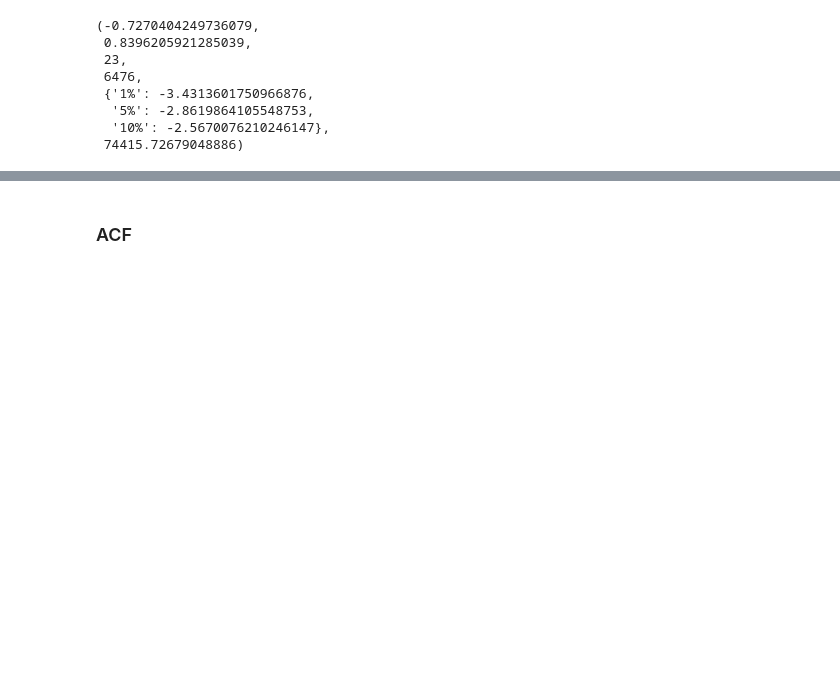
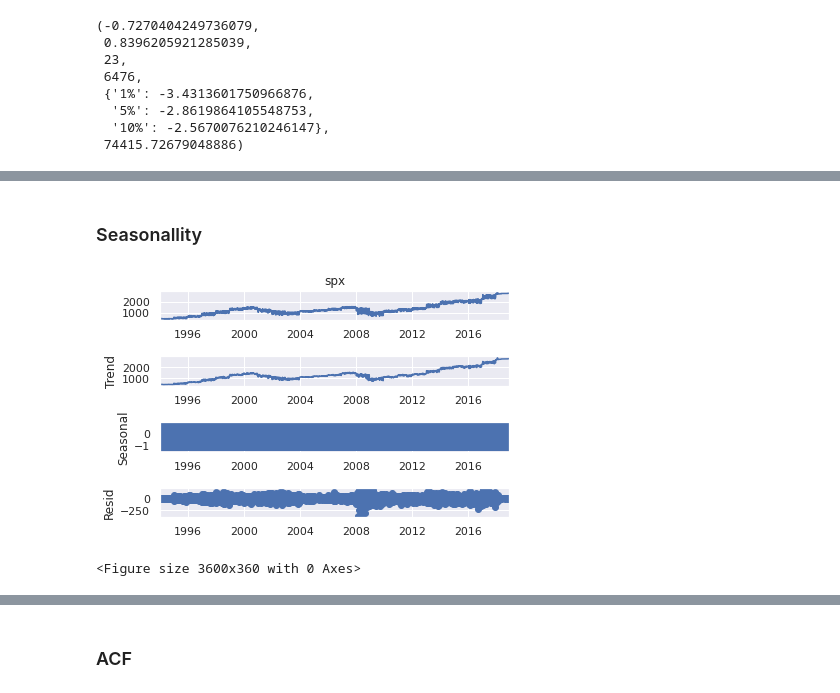
Before and after one commit to MahmutAtia/Time-Series-Analysis-in-Python, a Jupyter notebook: working with time series.ipynb, the cells around one changed output, grey strips where cells are left out. Drawn from its saved outputs; the diff is of its cells as text; code cells hidden in the pictures; blank space fills up the shorter version.

```diff
--- a/working with time series.ipynb
+++ b/working with time series.ipynb
@@ -158,0 +159,11 @@ adfuller(df_copy["wn"])
+# %% [markdown]
+### Seasonallity
+# %%
+from statsmodels.tsa.seasonal import seasonal_decompose
+seaon_additive = seasonal_decompose(df_copy_final.spx, model="additive")
+# %%
+seaon_additive.plot()
+plt.show()
+# %% [output]
+[figure, added]
+<Figure size 3600x360 with 0 Axes>
```
Also changed, not shown: parts of 20 cells of this notebook, 1 other file.
